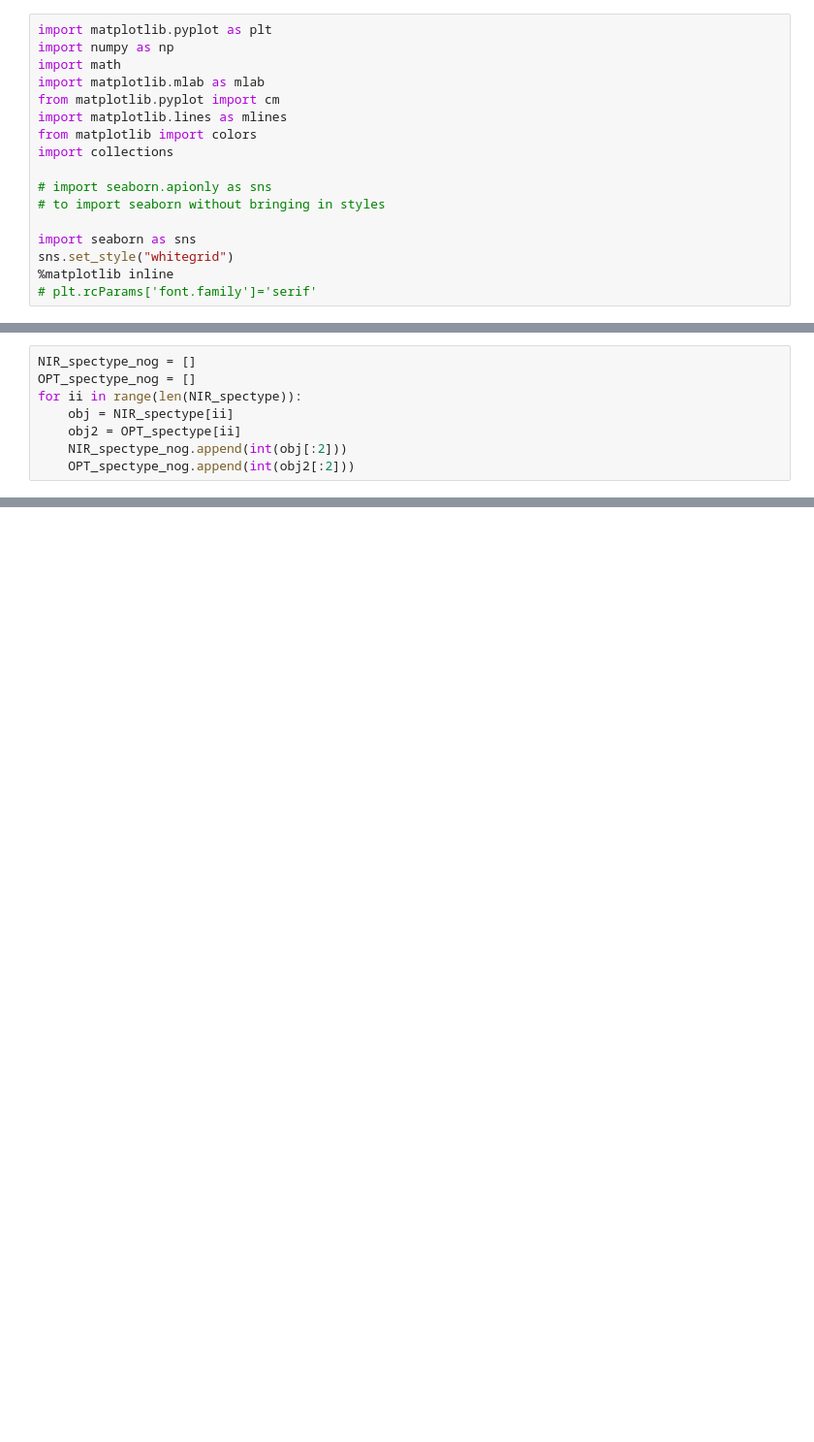
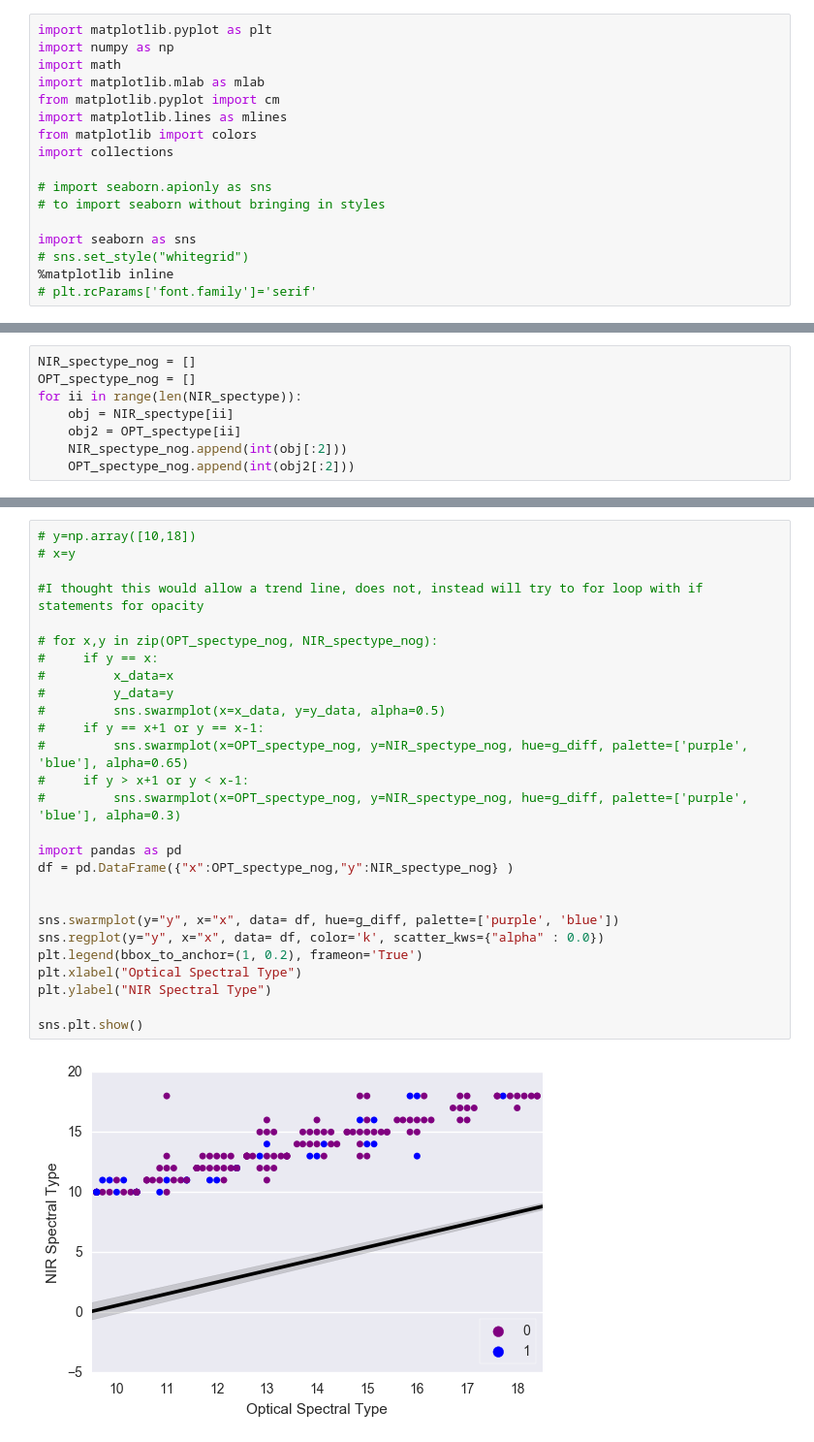
Before and after one commit to kelle/NIRSpecFigures, a Jupyter notebook: Spectype_Diff.ipynb, the cells around one changed output, grey strips where cells are left out. Shown: that part at 97% size. Cells and saved outputs as stored; diff of their text form; blank space fills up the shorter version.

Commit message:
Attemped swarmplot + regplot

```diff
--- a/Spectype_Diff.ipynb
+++ b/Spectype_Diff.ipynb
@@ -12,7 +12,7 @@ import collections
 # to import seaborn without bringing in styles
 
 import seaborn as sns
-sns.set_style("whitegrid")
+# sns.set_style("whitegrid")
 %matplotlib inline
 # plt.rcParams['font.family']='serif'
 # %%
@@ -173,0 +162,29 @@ plt.show()
+# %%
+# y=np.array([10,18])
+# x=y
+
+#I thought this would allow a trend line, does not, instead will try to for loop with if statements for opacity
+
+# for x,y in zip(OPT_spectype_nog, NIR_spectype_nog):
+#     if y == x:
+#         x_data=x
+#         y_data=y
+#         sns.swarmplot(x=x_data, y=y_data, alpha=0.5)
+#     if y == x+1 or y == x-1:
+#         sns.swarmplot(x=OPT_spectype_nog, y=NIR_spectype_nog, hue=g_diff, palette=['purple', 'blue'], alpha=0.65)
+#     if y > x+1 or y < x-1:
+#         sns.swarmplot(x=OPT_spectype_nog, y=NIR_spectype_nog, hue=g_diff, palette=['purple', 'blue'], alpha=0.3)
+
+import pandas as pd
+df = pd.DataFrame({"x":OPT_spectype_nog,"y":NIR_spectype_nog} )
+
+
+sns.swarmplot(y="y", x="x", data= df, hue=g_diff, palette=['purple', 'blue'])
+sns.regplot(y="y", x="x", data= df, color='k', scatter_kws={"alpha" : 0.0})
+plt.legend(bbox_to_anchor=(1, 0.2), frameon='True')
+plt.xlabel("Optical Spectral Type")
+plt.ylabel("NIR Spectral Type")
+
+sns.plt.show()
+# %% [output]
+[figure, added]
```
Also changed, not shown: parts of 2 cells of this notebook.
